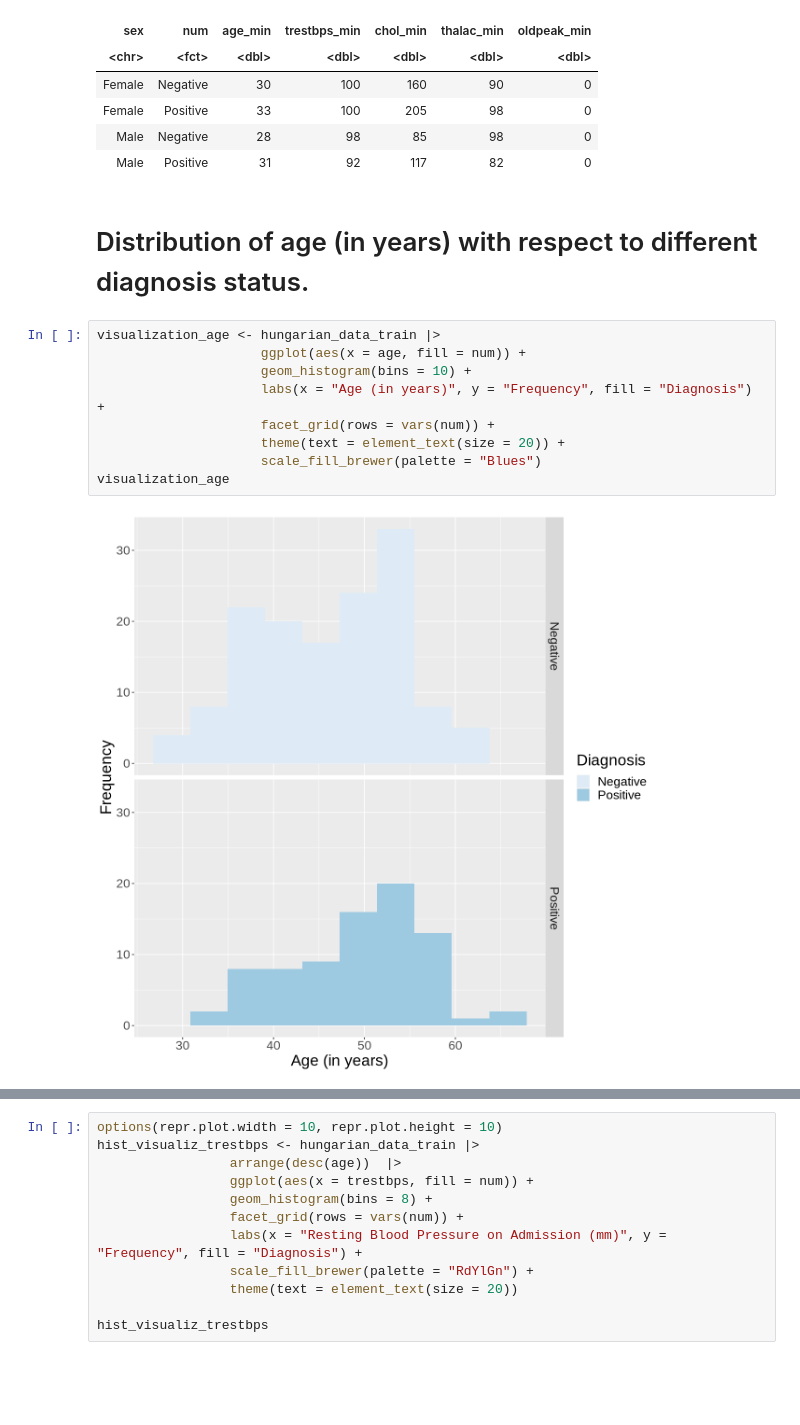
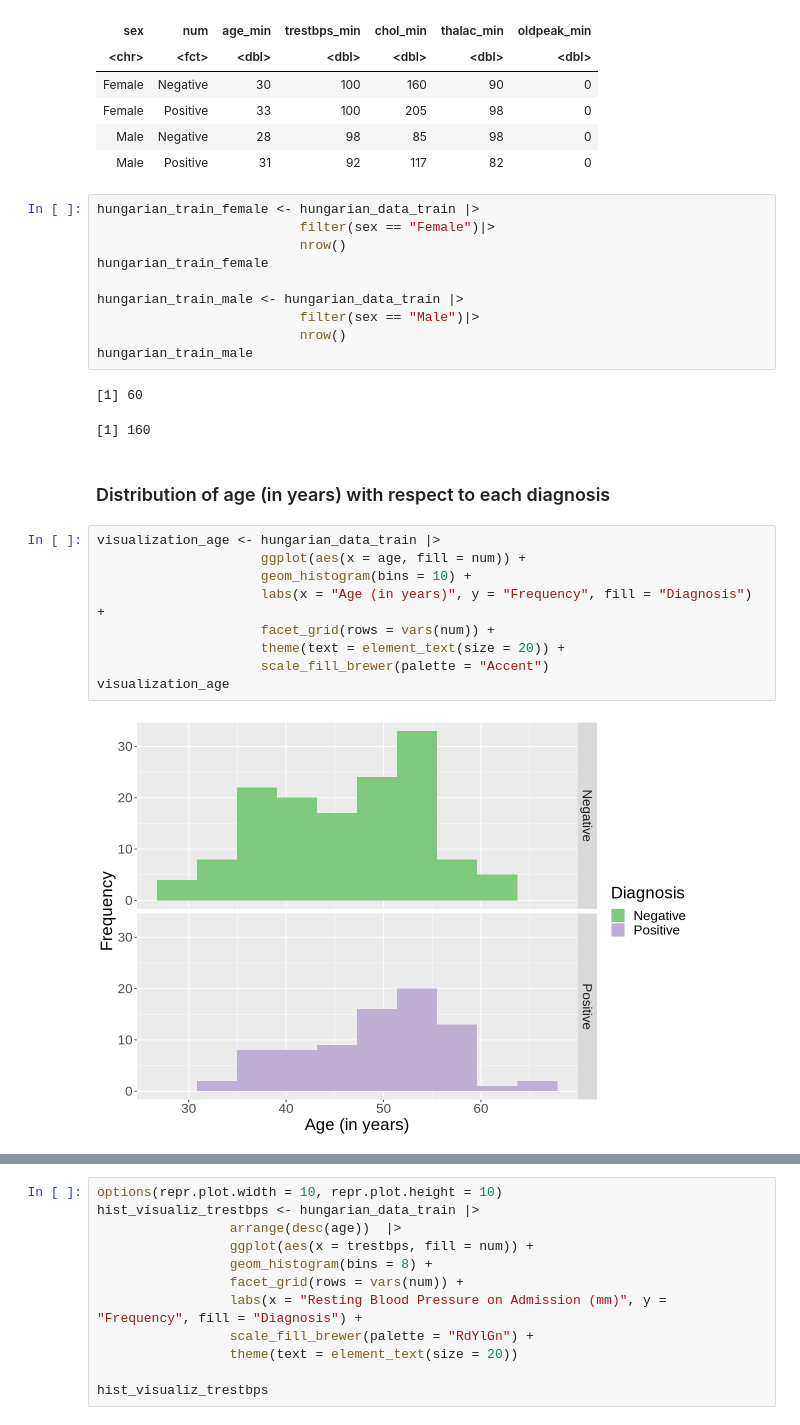
Before and after one commit to szulkifl/dsci-data-analysis-project-44, a Jupyter notebook: project_proposal.ipynb, the cells around one changed output, grey strips where cells are left out. Saved outputs shown, nothing was run; the diff lists cells and outputs as text; blank space fills up the shorter version.

```diff
--- a/project_proposal.ipynb
+++ b/project_proposal.ipynb
@@ -188,16 +206,29 @@ A grouped_df: 4 × 7
 | Female | Positive | 33 | 100 | 205 | 98 | 0 |
 | Male | Negative | 28 | 98 | 85 | 98 | 0 |
 | Male | Positive | 31 | 92 | 117 | 82 | 0 |
+# %%
+hungarian_train_female <- hungarian_data_train |>
+                          filter(sex == "Female")|>
+                          nrow()
+hungarian_train_female
+
+hungarian_train_male <- hungarian_data_train |>
+                          filter(sex == "Male")|>
+                          nrow()
+hungarian_train_male
+# %% [output]
+[1] 60
+[1] 160
 # %% [markdown]
-# Distribution of age (in years) with respect to different diagnosis status.
+### Distribution of age (in years) with respect to each diagnosis
 # %%
 visualization_age <- hungarian_data_train |>
                      ggplot(aes(x = age, fill = num)) +
                      geom_histogram(bins = 10) +
                      labs(x = "Age (in years)", y = "Frequency", fill = "Diagnosis") +
                      facet_grid(rows = vars(num)) +
                      theme(text = element_text(size = 20)) +
-                     scale_fill_brewer(palette = "Blues")
+                     scale_fill_brewer(palette = "Accent")
 visualization_age
 # %% [output]
-[figure, old version]
+[figure, new version]
```
Also changed, not shown: parts of 26 cells of this notebook.
